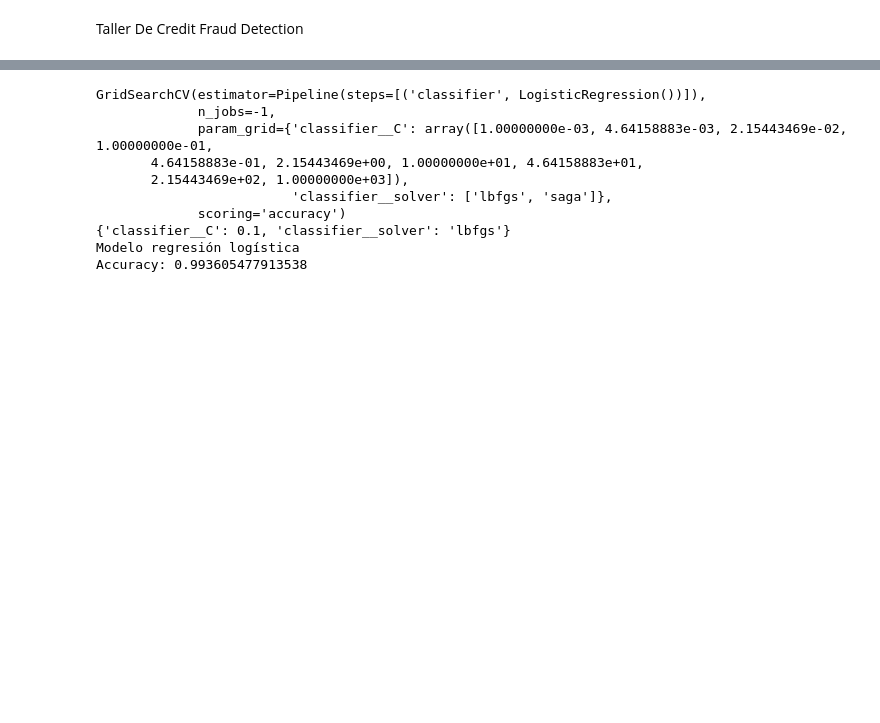
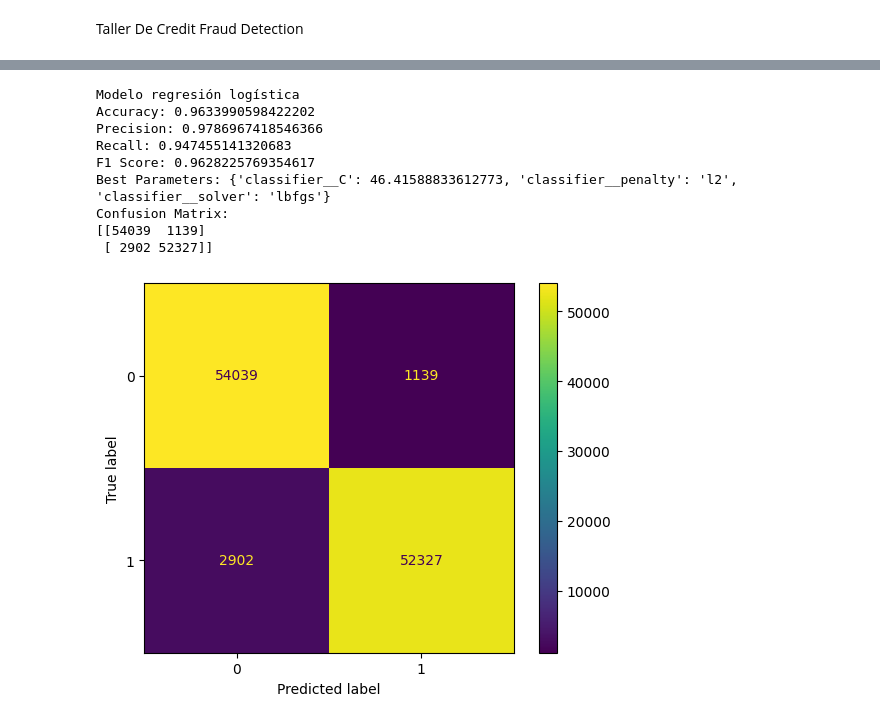
Before and after one commit to Arteaga0415/Credit-Card-Fraud-Detection, a Jupyter notebook: TallerFinalCreditCardDetection.ipynb, the cells around one changed output, grey strips where cells are left out. Saved outputs shown, nothing was run; the diff lists cells and outputs as text; code cells hidden in the pictures; blank space fills up the shorter version.

```diff
--- a/TallerFinalCreditCardDetection.ipynb
+++ b/TallerFinalCreditCardDetection.ipynb
@@ -76,7 +76,10 @@ df_corr = df[relevant_features]
 df_corr.to_csv('filtered_creditcard_2023.csv', index=False)
 # print(df.head())
 
-columns_to_consider = [col for col in df_corr.columns if col not in ['id', 'Amount', 'Class']]
+#Se elimina la columna de ID
+df_corr.drop(columns=['id'], inplace=True)
+
+columns_to_consider = [col for col in df_corr.columns if col not in ['Amount', 'Class']]
 
 # Drop duplicates, considering only the columns in 'columns_to_consider'
 df_corr.drop_duplicates(subset=columns_to_consider, inplace=True)
@@ -87,6 +90,8 @@ print("Total number of transactions after drop:", df_corr.shape[0])
 print("Number of fraudulent transactions after drop:", df_corr[df_corr['Class'] == 1].shape[0])
 # Print the number of good transactions
 print("Number of good transactions after drop:", df_corr[df_corr['Class'] == 0].shape[0])
+
+print(df_corr.describe)
 # %% [output]
 Total number of transactions: 568630
 Number of fraudulent transactions: 284315
@@ -118,31 +134,47 @@ num_cols = X_train.select_dtypes(include=np.number).columns
 # %%
 #Definimos el clasificador base
 logreg_base = LogisticRegression()
 clf_logreg = Pipeline(steps=[("classifier", logreg_base)])
 
 param_grid = {
     'classifier__solver': ['lbfgs', 'saga'],
     'classifier__C': np.logspace(-3, 3, 10),
     'classifier__penalty': ['l2'],  # maybe just one type of penalty
 }
 
-search_logreg = GridSearchCV(clf_logreg, param_grid, scoring='accuracy', n_jobs=-1)
+search_logreg = GridSearchCV(clf_logreg, param_grid, scoring='accuracy', n_jobs=1)
 
 search_logreg.fit(X_train, y_train)
-print(search_logreg)
-print(search_logreg.best_params_)
+
+#Se predicen las classes usando el DF de test
+y_pred = search_logreg.predict(X_test)
+
+#Se calculan las metricas de evalucacion
+conf_matrix = confusion_matrix(y_test, y_pred)
+precision, recall, f1_score, _ = precision_recall_fscore_support(y_test, y_pred, average='binary')
+roc_auc = roc_auc_score(y_test, y_pred)
 
 # Obtengamos el accuracy para la regresión logística
 print('Modelo regresión logística')
 print(f'Accuracy: {search_logreg.score(X_test, y_test)}')
+print(f"Precision: {precision}")
+print(f"Recall: {recall}")
+print(f"F1 Score: {f1_score}")
+print(f'Best Parameters: {search_logreg.best_params_}')
+
+print("Confusion Matrix:")
+print(conf_matrix)
+disp = ConfusionMatrixDisplay(conf_matrix)
+disp.plot()
+plt.show()
 # %% [output]
-GridSearchCV(estimator=Pipeline(steps=[('classifier', LogisticRegression())]),
-             n_jobs=-1,
-             param_grid={'classifier__C': array([1.00000000e-03, 4.64158883e-03, 2.15443469e-02, 1.00000000e-01,
-       4.64158883e-01, 2.15443469e+00, 1.00000000e+01, 4.64158883e+01,
-       2.15443469e+02, 1.00000000e+03]),
-                         'classifier__solver': ['lbfgs', 'saga']},
-             scoring='accuracy')
-{'classifier__C': 0.1, 'classifier__solver': 'lbfgs'}
 Modelo regresión logística
-Accuracy: 0.993605477913538
+Accuracy: 0.9633990598422202
+Precision: 0.9786967418546366
+Recall: 0.947455141320683
+F1 Score: 0.9628225769354617
+Best Parameters: {'classifier__C': 46.41588833612773, 'classifier__penalty': 'l2', 'classifier__solver': 'lbfgs'}
+Confusion Matrix:
+[[54039  1139]
+ [ 2902 52327]]
+[figure, added]
```
Also changed, not shown: parts of 6 cells of this notebook, 2 other files.
